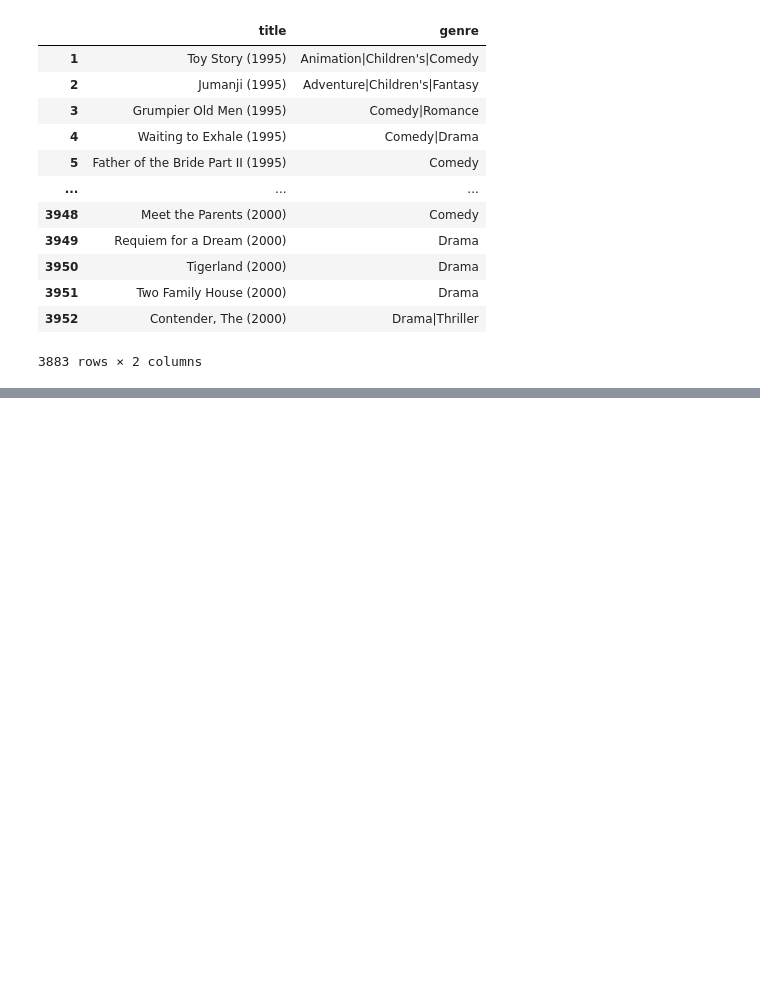
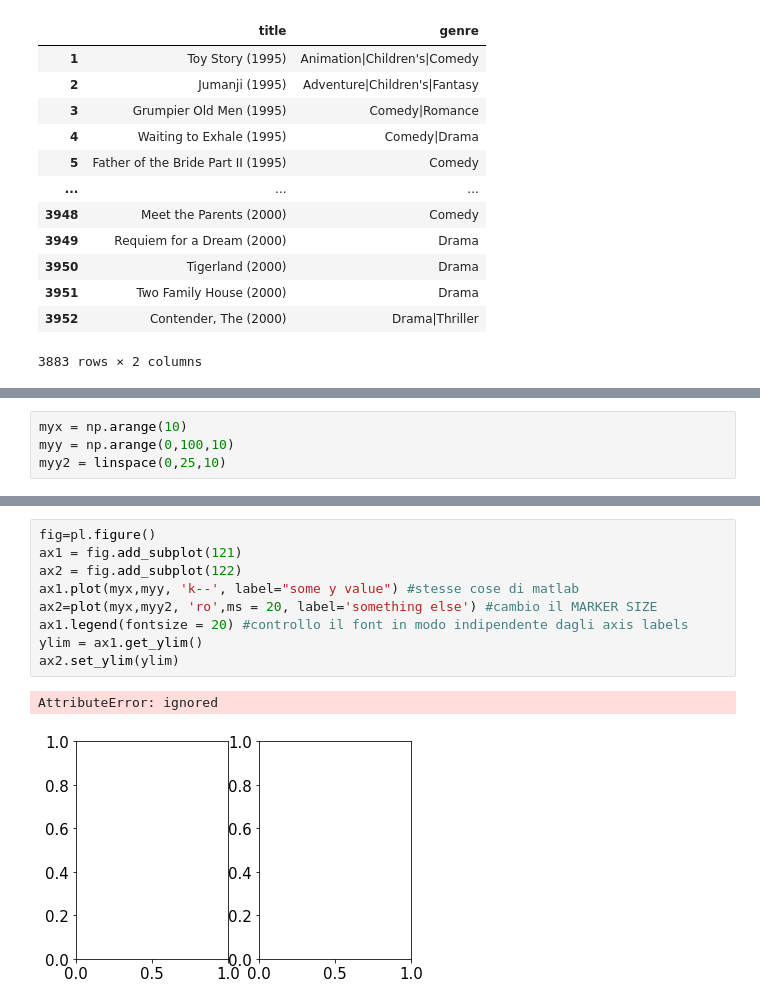
Before and after one commit to FrancescoZanni/MLPNS_FZanni, a Jupyter notebook: MLPNS23_bootcamp.ipynb, the cells around one changed output, grey strips where cells are left out. Drawn from its saved outputs; the diff is of its cells as text; blank space fills up the shorter version.

```diff
--- a/MLPNS23_bootcamp.ipynb
+++ b/MLPNS23_bootcamp.ipynb
@@ -161,0 +475,4 @@ movies["genre"] = movies["genre"].map(get_genres)
+# %%
+myx = np.arange(10)
+myy = np.arange(0,100,10)
+myy2 = linspace(0,25,10)
@@ -161,0 +488,12 @@ movies["genre"] = movies["genre"].map(get_genres)
+# %%
+fig=pl.figure()
+ax1 = fig.add_subplot(121)
+ax2 = fig.add_subplot(122)
+ax1.plot(myx,myy, 'k--', label="some y value") #stesse cose di matlab
+ax2=plot(myx,myy2, 'ro',ms = 20, label='something else') #cambio il MARKER SIZE
+ax1.legend(fontsize = 20) #controllo il font in modo indipendente dagli axis labels
+ylim = ax1.get_ylim()
+ax2.set_ylim(ylim)
+# %% [output]
+AttributeError: ignored
+[figure, added]
```
Also changed, not shown: parts of 54 cells of this notebook.
